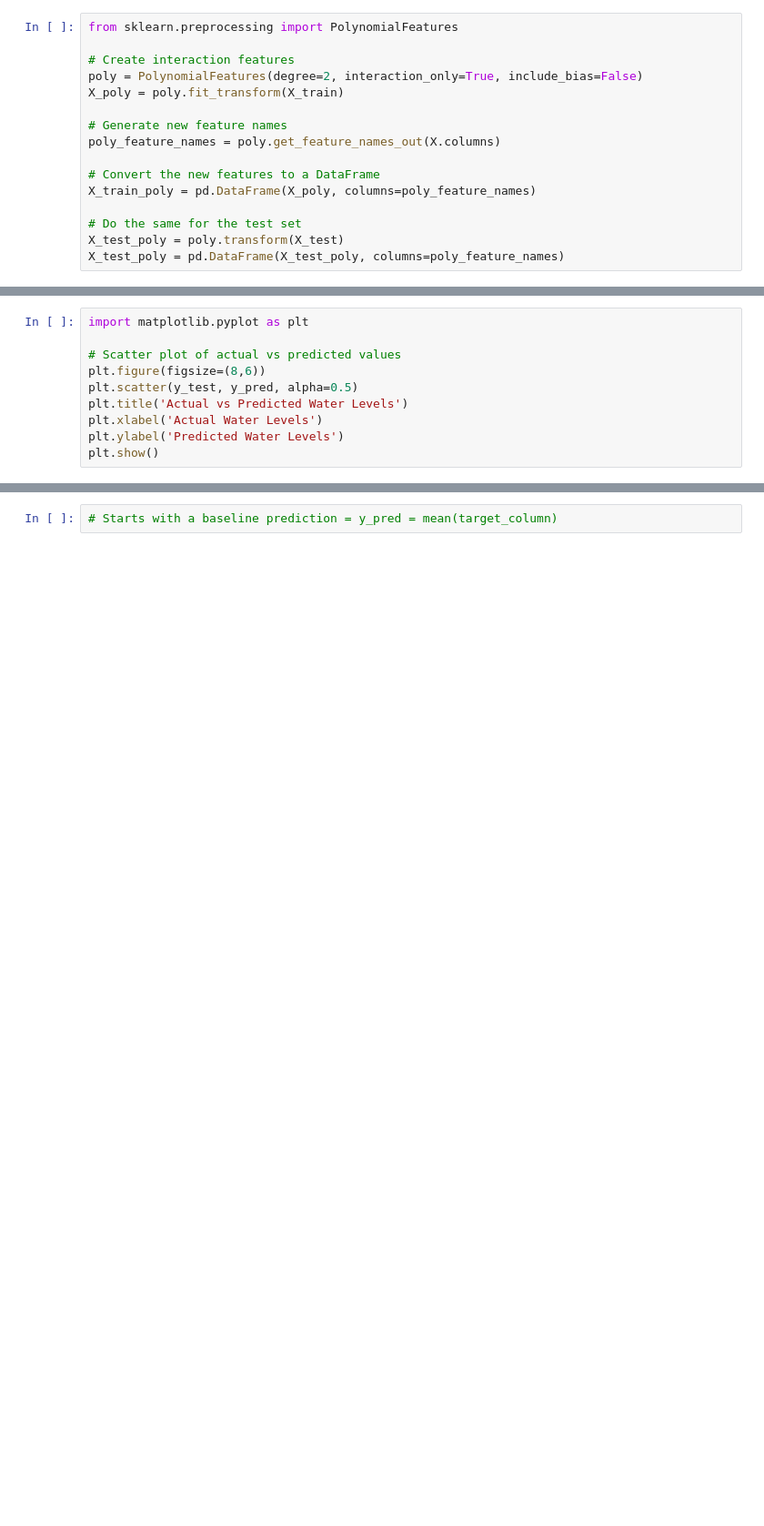
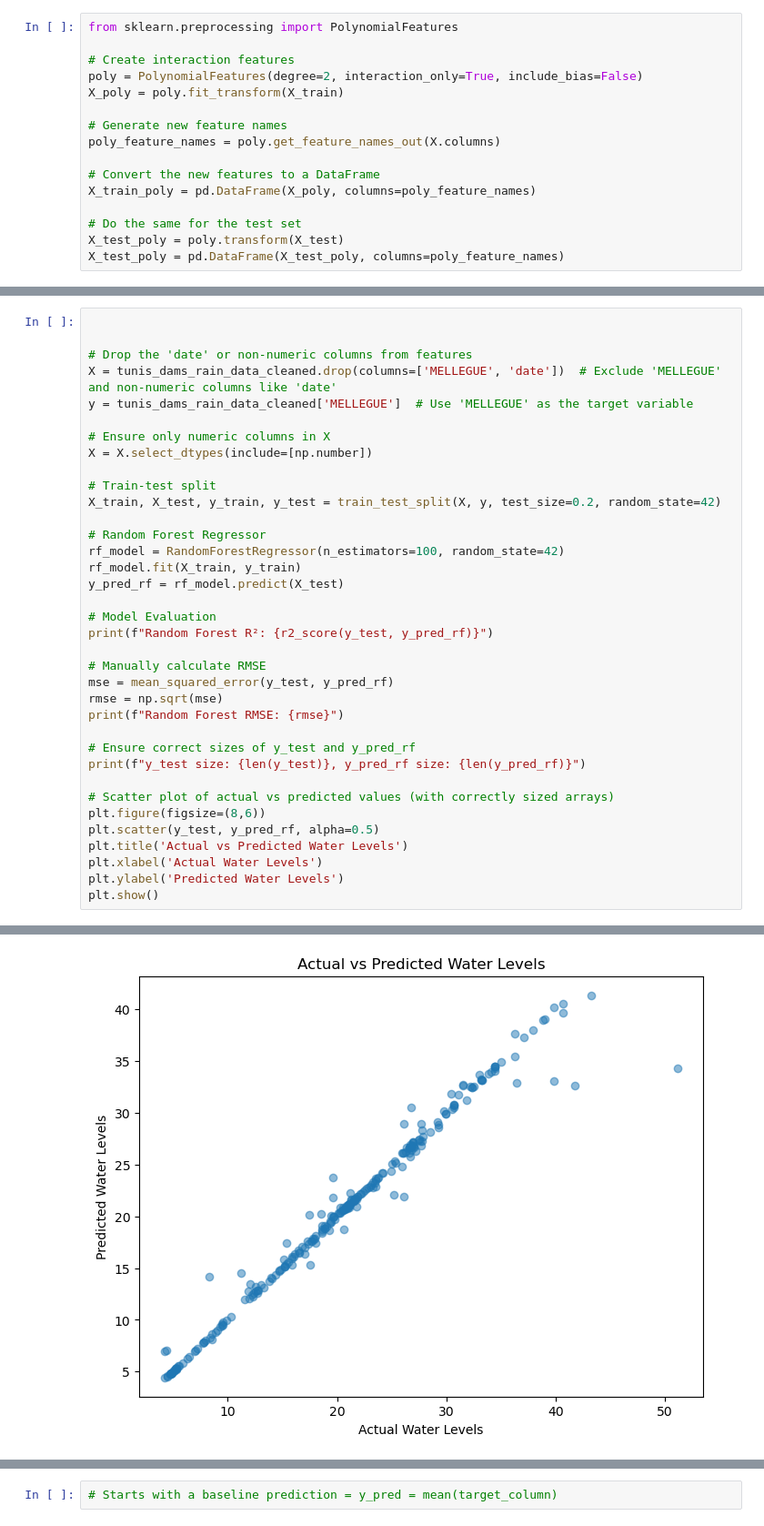
Before and after one commit to Futuroent/Iron_Hack_Water_in_Tunisia, a Jupyter notebook: notebooks/Water_Tunisia_notebook.ipynb, the cells around one changed output, grey strips where cells are left out. Shown at 91% size. Drawn from its saved outputs; the diff is of its cells as text; blank space fills up the shorter version.

Commit message:
all model trained

```diff
--- a/notebooks/Water_Tunisia_notebook.ipynb
+++ b/notebooks/Water_Tunisia_notebook.ipynb
@@ -1406,10 +1529,37 @@ plt.show()
 # %%
-import matplotlib.pyplot as plt
 
-# Scatter plot of actual vs predicted values
+
+# Drop the 'date' or non-numeric columns from features
+X = tunis_dams_rain_data_cleaned.drop(columns=['MELLEGUE', 'date'])  # Exclude 'MELLEGUE' and non-numeric columns like 'date'
+y = tunis_dams_rain_data_cleaned['MELLEGUE']  # Use 'MELLEGUE' as the target variable
+
+# Ensure only numeric columns in X
+X = X.select_dtypes(include=[np.number])
+
+# Train-test split
+X_train, X_test, y_train, y_test = train_test_split(X, y, test_size=0.2, random_state=42)
+
+# Random Forest Regressor
+rf_model = RandomForestRegressor(n_estimators=100, random_state=42)
+rf_model.fit(X_train, y_train)
+y_pred_rf = rf_model.predict(X_test)
+
+# Model Evaluation
+print(f"Random Forest R²: {r2_score(y_test, y_pred_rf)}")
+
+# Manually calculate RMSE
+mse = mean_squared_error(y_test, y_pred_rf)
+rmse = np.sqrt(mse)
+print(f"Random Forest RMSE: {rmse}")
+
+# Ensure correct sizes of y_test and y_pred_rf
+print(f"y_test size: {len(y_test)}, y_pred_rf size: {len(y_pred_rf)}")
+
+# Scatter plot of actual vs predicted values (with correctly sized arrays)
 plt.figure(figsize=(8,6))
-plt.scatter(y_test, y_pred, alpha=0.5)
+plt.scatter(y_test, y_pred_rf, alpha=0.5)
 plt.title('Actual vs Predicted Water Levels')
 plt.xlabel('Actual Water Levels')
 plt.ylabel('Predicted Water Levels')
 plt.show()
+# %% [output]
@@ -1416,3 +1569,4 @@ plt.show()
+[figure, added]
 # %%
 import os
 import pandas as pd
```
Also changed, not shown: parts of 38 cells of this notebook.
